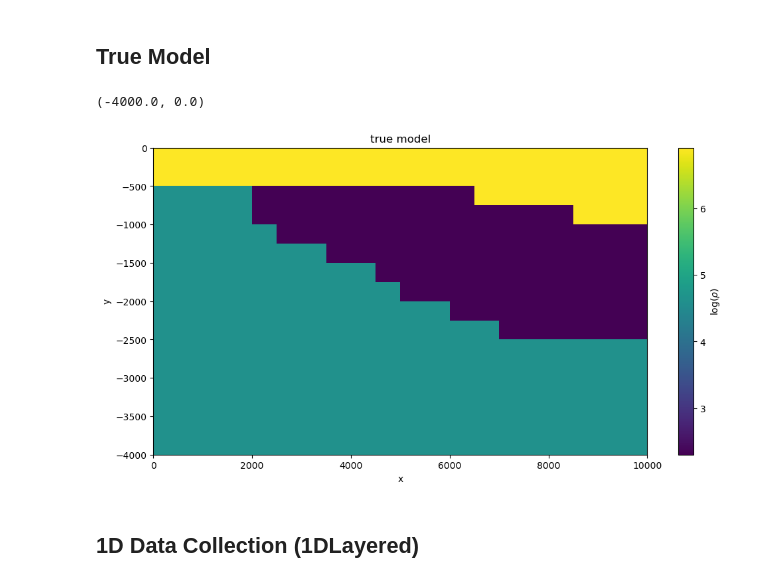
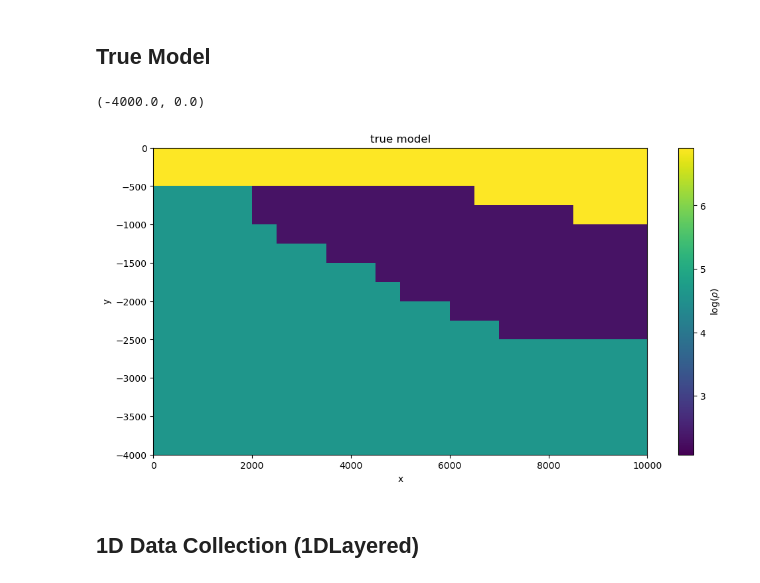
Before and after one commit to SabrinaAshik/EOSC454-Project-SabrinaAshik, a Jupyter notebook: 3d-notebooks/3d_fwd_simulation.ipynb, the cells around one changed output. Cells and saved outputs as stored; diff of their text form; code cells hidden in the pictures.

```diff
--- a/3d-notebooks/3d_fwd.ipynb
+++ b/3d-notebooks/3d_fwd_simulation.ipynb
@@ -161,17 +162,18 @@ def interface(x, inferfaces=interfaces):
 # %%
 m_true = np.log(resistivity_deep) * np.ones(inversion_mesh_2d.nC)
 interface_1, interface_2 = interface(inversion_mesh_2d.gridCC[:, 0])
 m_true[inversion_mesh_2d.gridCC[:, 1] > interface_2] = np.log(resistivity_middle)
 m_true[inversion_mesh_2d.gridCC[:, 1] > interface_1] = np.log(resistivity_surface)
 
 fig, ax = plt.subplots(1, 1, figsize=(12,6))
-cb = plt.colorbar(inversion_mesh_2d.plot_image(m_true, ax=ax)[0], ax=ax)
+clim = np.r_[np.log(1000), np.log(10)]
+cb = plt.colorbar(inversion_mesh_2d.plot_image(m_true, ax=ax, clim=clim)[0], ax=ax)
 cb.set_label(r"$\log(\rho)$")
 ax.set_title("true model")
 ax.set_xlim([0, 10.0e3])
 ax.set_ylim([-4.0e3, 0])
 # ax.minorticks_on()
-# ax.grid(True, which="both")
+# ax.grid(True, color='k', which="both")
 # %% [output]
 (-4000.0, 0.0)
-[figure, old version]
+[figure, new version]
```
Also changed, not shown: parts of 23 cells of this notebook, 16 other files.
